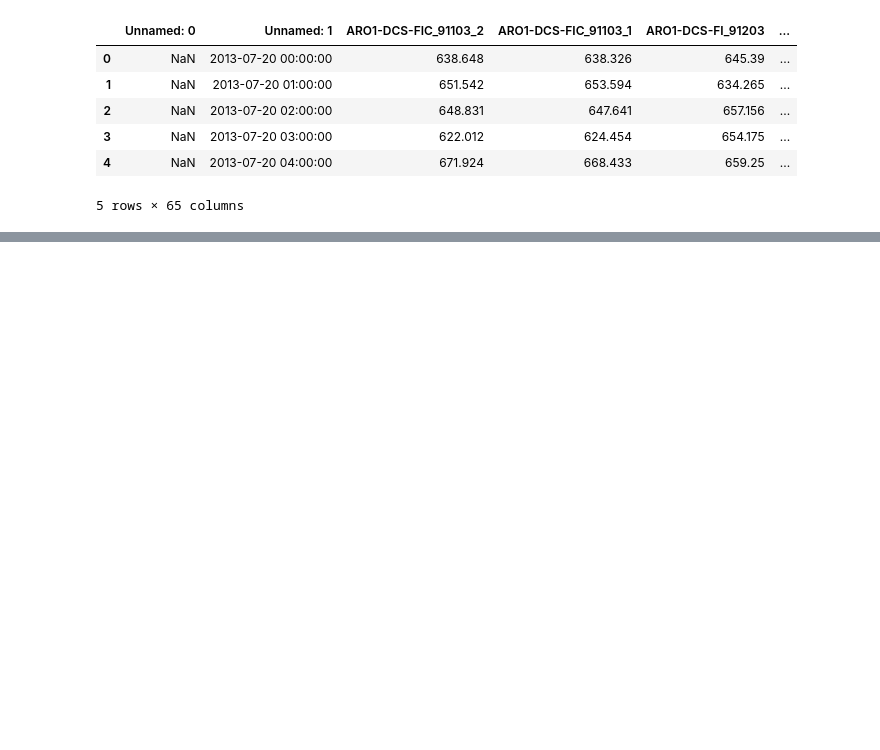
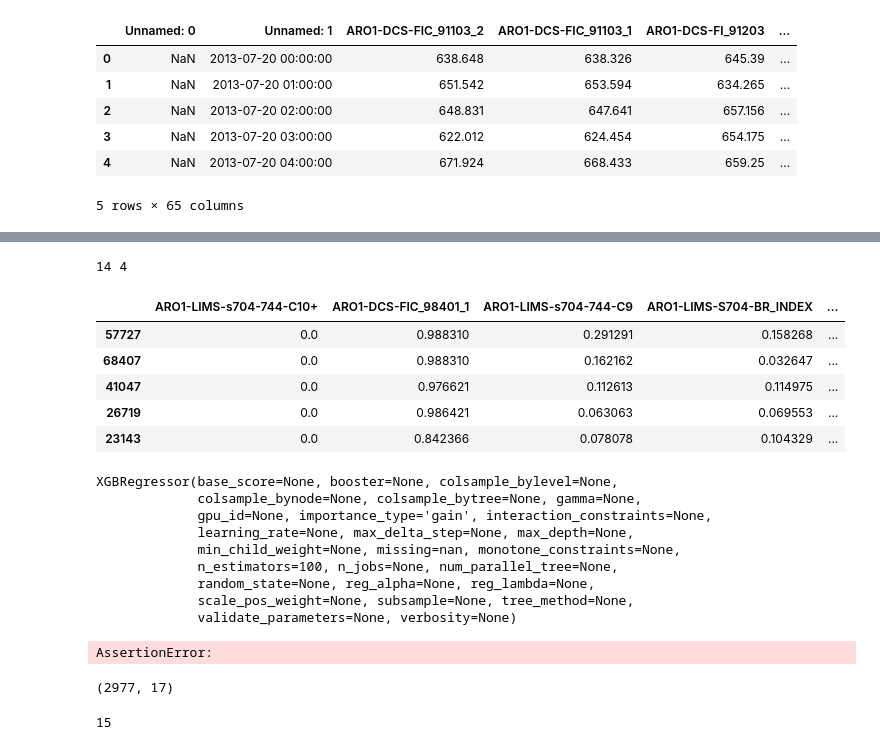
Before and after one commit to skywalker0803r/R911R912, a Jupyter notebook: notebook/poc.ipynb, the cells around one changed output, grey strips where cells are left out. Drawn from its saved outputs; the diff is of its cells as text; code cells hidden in the pictures; blank space fills up the shorter version.

```diff
--- a/notebook/poc.ipynb
+++ b/notebook/poc.ipynb
@@ -32,0 +56,70 @@ df_y.head()
+# %%
+from sklearn.model_selection import train_test_split
+from sklearn.preprocessing import MinMaxScaler
+import torch
+from torch.utils.data import DataLoader,TensorDataset
+from torch import FloatTensor
+from torch.nn import SmoothL1Loss
+from torch.optim import Adam
+from tqdm import tqdm
+import xgboost
+from xgboost import XGBRegressor
+s_col = list(set(s_col))
+a_col = list(set(a_col))
+y_col = list(set(y_col))
+full = df_x[s_col+a_col].join(df_y[y_col]).dropna(axis=0)
+for i in full.columns:
+    full[i] = pd.to_numeric(full[i].values.tolist(),errors='coerce')
+mms = MinMaxScaler()
+full[:] = mms.fit_transform(full[:]).astype('float32')
+x_col = s_col+a_col
+print(len(x_col),len(y_col))
+X = full[x_col].astype('float32')
+y = full[y_col].astype('float32')
+X_train, X_test, y_train, y_test = train_test_split(X, y, test_size=0.33, random_state=42)
+display(X_test.head())
+train_iter = DataLoader(TensorDataset(FloatTensor(X_train.values),FloatTensor(y_train.values)),batch_size=32)
+val_iter = DataLoader(TensorDataset(FloatTensor(X_test.values),FloatTensor(y_test.values)),batch_size=32)
+layers = [len(x_col),len(y_col)]
+model = XGBRegressor() #build_mlp(layers,activation_function=nn.ReLU(),output_activation_function=nn.ReLU())
+print(model)
+'''
+optimizer = Adam(model.parameters(),lr=1e-4)
+device = 'cpu'
+loss_fn = lambda a,b:((a-b)**2).mean()
+train_loop(
+    model = model,
+    train_loader = train_iter,
+    val_loader = val_iter,
+    optimizer = optimizer,
+    device = device,
+    loss_fn = loss_fn,
+    max_epochs = 12)
+'''
+model.fit(X_train,y_train)
+# %% [output]
+14 4
+|  | ARO1-LIMS-s704-744-C10+ | ARO1-DCS-FIC_98401_1 | ARO1-LIMS-s704-744-C9 | ARO1-LIMS-S704-BR_INDEX | ... |
+| 57727 | 0.0 | 0.988310 | 0.291291 | 0.158268 | ... |
+| 68407 | 0.0 | 0.988310 | 0.162162 | 0.032647 | ... |
+| 41047 | 0.0 | 0.976621 | 0.112613 | 0.114975 | ... |
+| 26719 | 0.0 | 0.986421 | 0.063063 | 0.069553 | ... |
+| 23143 | 0.0 | 0.842366 | 0.078078 | 0.104329 | ... |
+XGBRegressor(base_score=None, booster=None, colsample_bylevel=None,
+             colsample_bynode=None, colsample_bytree=None, gamma=None,
+             gpu_id=None, importance_type='gain', interaction_constraints=None,
+             learning_rate=None, max_delta_step=None, max_depth=None,
+             min_child_weight=None, missing=nan, monotone_constraints=None,
+             n_estimators=100, n_jobs=None, num_parallel_tree=None,
+             random_state=None, reg_alpha=None, reg_lambda=None,
+             scale_pos_weight=None, subsample=None, tree_method=None,
+             validate_parameters=None, verbosity=None)
+AssertionError:
+# %%
+full[x_col].astype('float32').shape
+# %% [output]
+(2977, 17)
+# %%
+len(x_col)
+# %% [output]
+15
```
Also changed, not shown: parts of 2 cells of this notebook.
